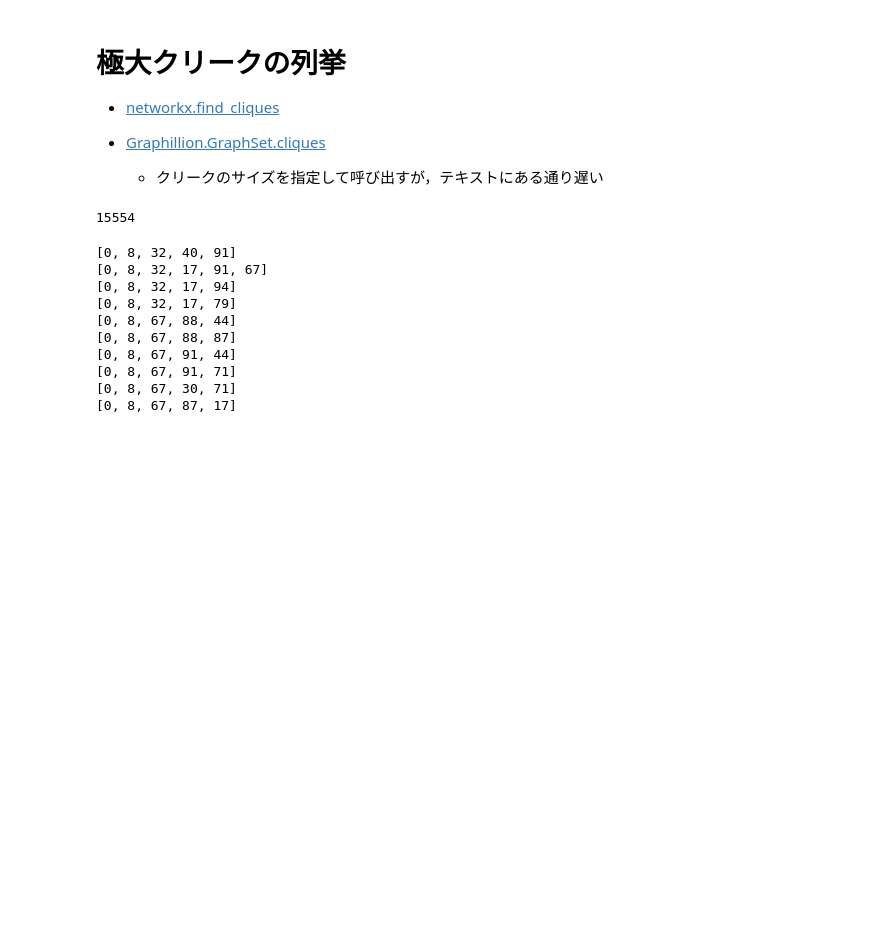
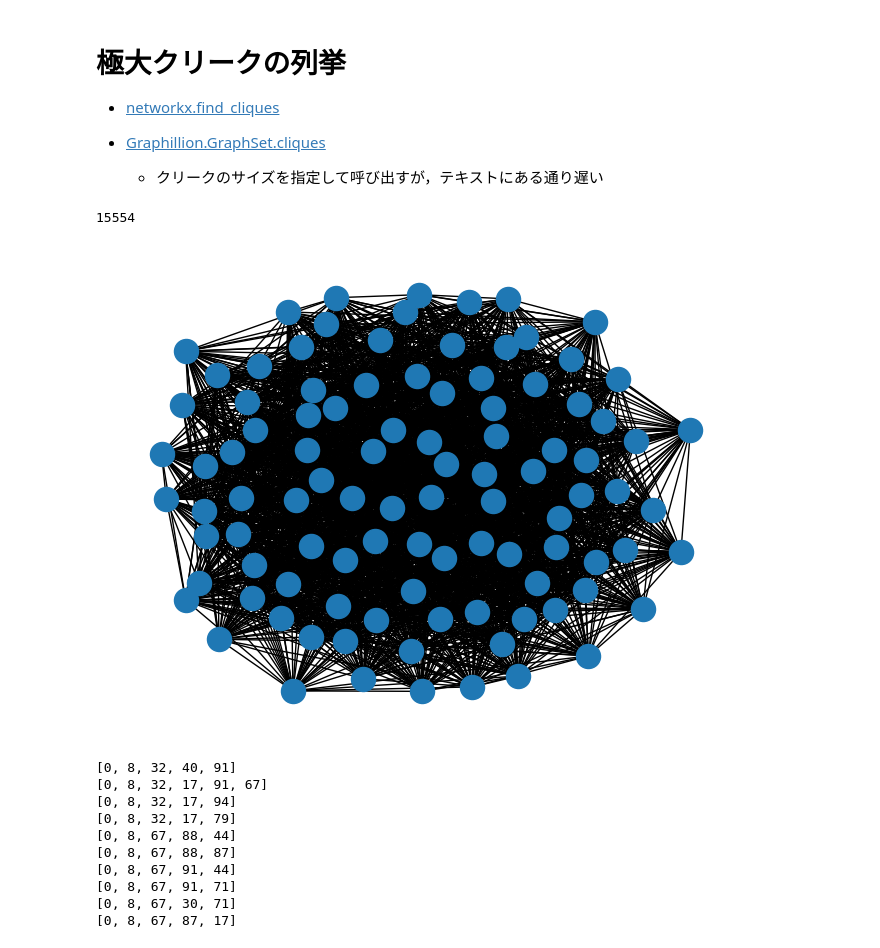
Before and after one commit to ohken322/opt100, a Jupyter notebook: 5_Max_Clique/1_max_clique.ipynb, the cells around one changed output. Drawn from its saved outputs; the diff is of its cells as text; code cells hidden in the pictures; blank space fills up the shorter version.

```diff
--- a/5_Max_Clique/1_max_clique.ipynb
+++ b/5_Max_Clique/1_max_clique.ipynb
@@ -38,6 +38,10 @@ for i in nx.find_cliques(G):
 count
 # %% [output]
 15554
+# %%
+nx.draw(G)
+# %% [output]
+[figure, added]
 # %%
 count = 0
 for i in nx.find_cliques(G):
```
Also changed, not shown: parts of 11 cells of this notebook, 1 other file.
